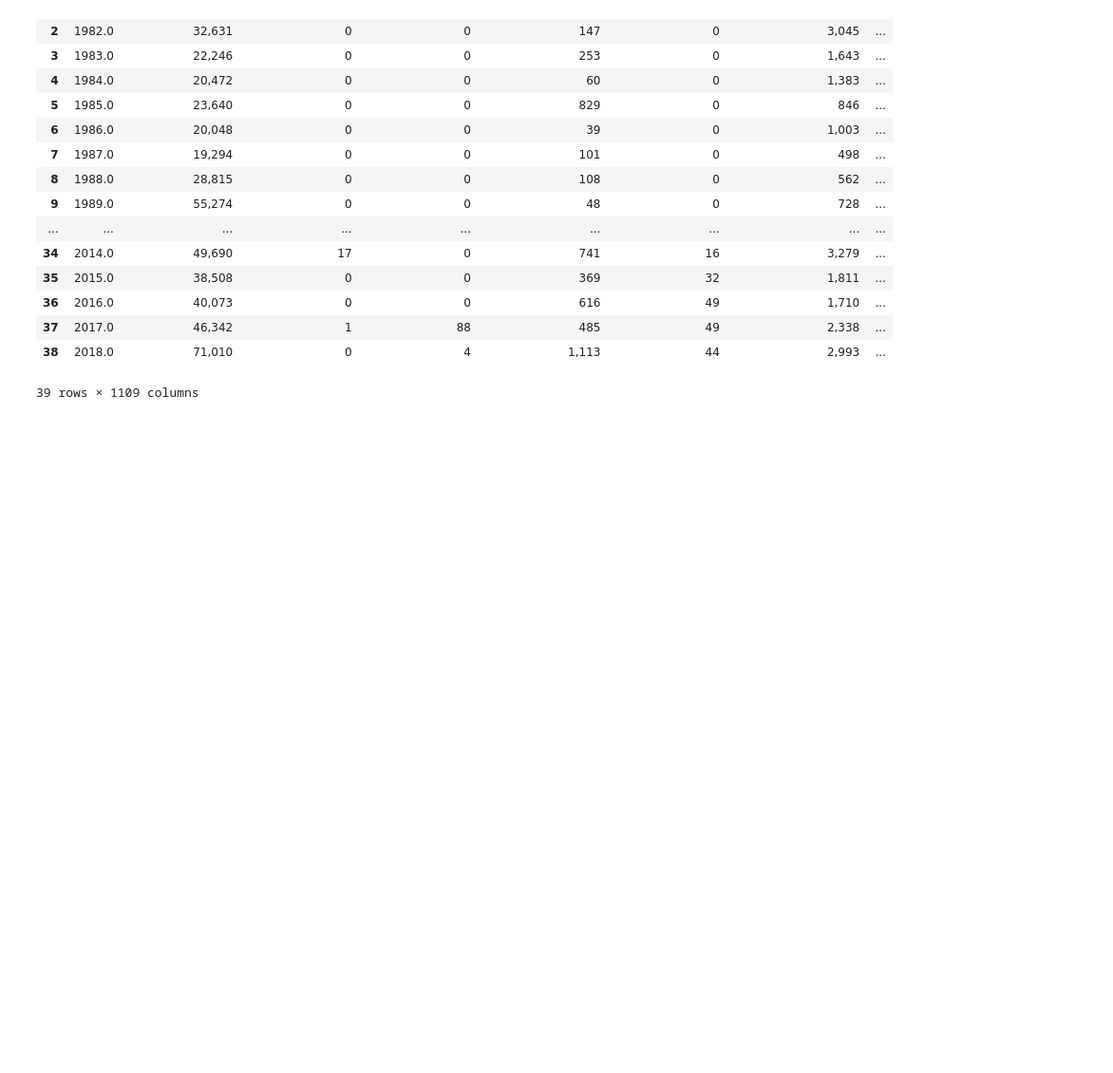
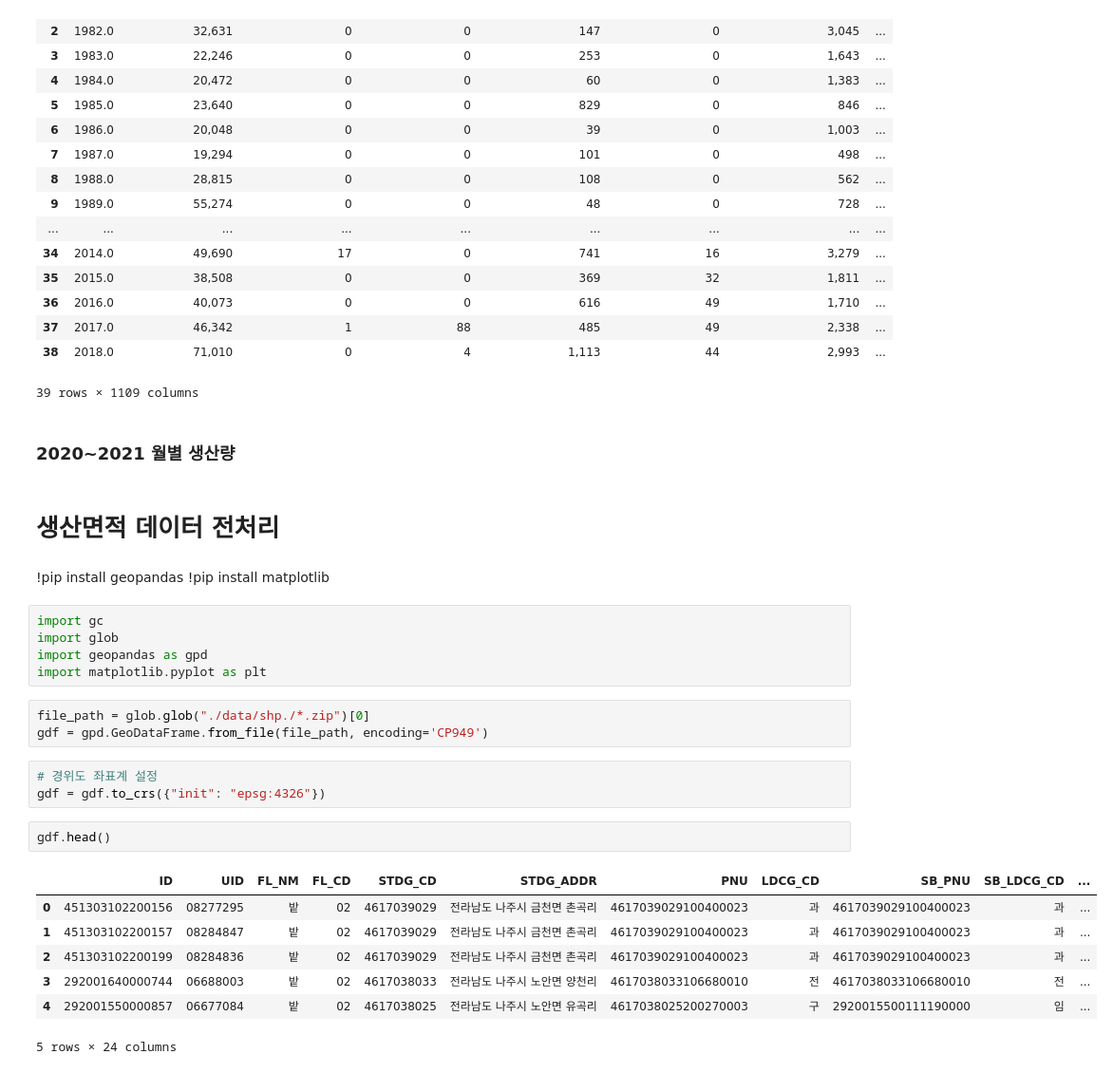
Before and after one commit to minyou2675/AWS_BigData_Contest, a Jupyter notebook: kunha/Production.ipynb, the cells around one changed output. Shown at 95% size. Cells and saved outputs as stored; diff of their text form; blank space fills up the shorter version.

```diff
--- a/kunha/Production.ipynb
+++ b/kunha/Production.ipynb
@@ -76,3 +99,31 @@ df_[col_production.insert(0,'조회일자')]
 | 37 | 2017.0 | 46,342 | 1 | 88 | 485 | 49 | 2,338 | ... |
 | 38 | 2018.0 | 71,010 | 0 | 4 | 1,113 | 44 | 2,993 | ... |
 39 rows × 1109 columns
+# %% [markdown]
+### 2020~2021 월별 생산량
+# %% [markdown]
+# 생산면적 데이터 전처리
+# %% [markdown]
+!pip install geopandas
+!pip install matplotlib
+# %%
+import gc
+import glob
+import geopandas as gpd
+import matplotlib.pyplot as plt
+# %%
+file_path = glob.glob("./data/shp./*.zip")[0]
+gdf = gpd.GeoDataFrame.from_file(file_path, encoding='CP949')
+# %%
+# 경위도 좌표계 설정
+gdf = gdf.to_crs({"init": "epsg:4326"})
+# %%
+gdf.head()
+# %% [output]
+|  | ID | UID | FL_NM | FL_CD | STDG_CD | STDG_ADDR | PNU | LDCG_CD | SB_PNU | SB_LDCG_CD | ... |
+| 0 | 451303102200156 | 08277295 | 밭 | 02 | 4617039029 | 전라남도 나주시 금천면 촌곡리 | 4617039029100400023 | 과 | 4617039029100400023 | 과 | ... |
+| 1 | 451303102200157 | 08284847 | 밭 | 02 | 4617039029 | 전라남도 나주시 금천면 촌곡리 | 4617039029100400023 | 과 | 4617039029100400023 | 과 | ... |
+| 2 | 451303102200199 | 08284836 | 밭 | 02 | 4617039029 | 전라남도 나주시 금천면 촌곡리 | 4617039029100400023 | 과 | 4617039029100400023 | 과 | ... |
+| 3 | 292001640000744 | 06688003 | 밭 | 02 | 4617038033 | 전라남도 나주시 노안면 양천리 | 4617038033106680010 | 전 | 4617038033106680010 | 전 | ... |
+| 4 | 292001550000857 | 06677084 | 밭 | 02 | 4617038025 | 전라남도 나주시 노안면 유곡리 | 4617038025200270003 | 구 | 2920015500111190000 | 임 | ... |
+5 rows × 24 columns
```
Also changed, not shown: parts of 5 cells of this notebook.
